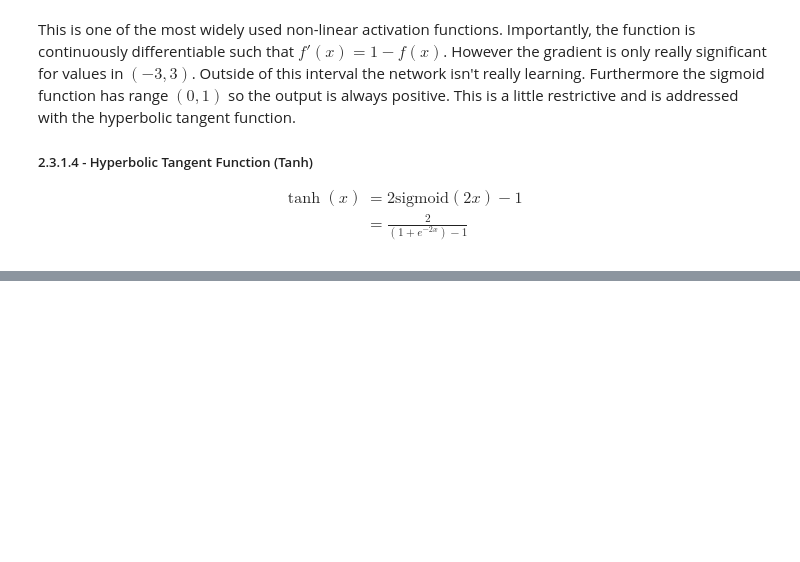
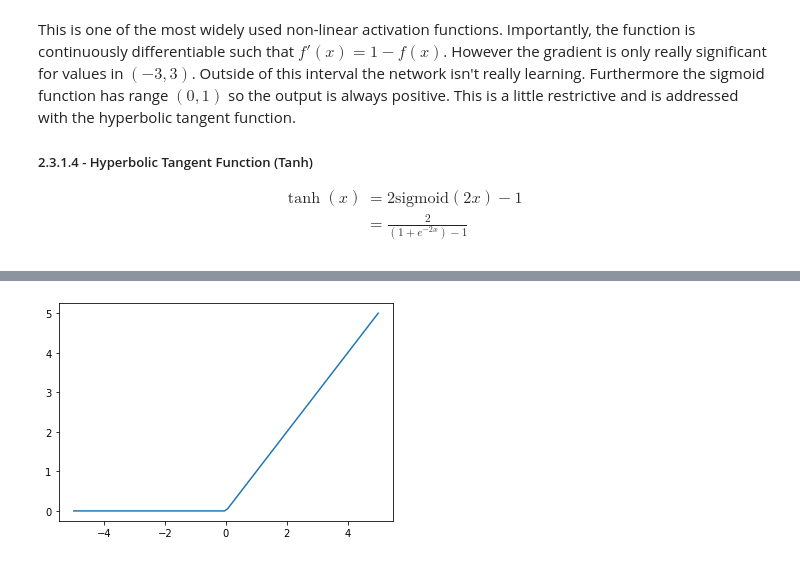
Before and after one commit to diggerb/MNIST, a Jupyter notebook: MNIST.ipynb, the cells around one changed output, grey strips where cells are left out. Cells and saved outputs as stored; diff of their text form; code cells hidden in the pictures; blank space fills up the shorter version.

```diff
--- a/MNIST.ipynb
+++ b/MNIST.ipynb
@@ -242,0 +262,19 @@ plt.show()
+# %%
+def relu_function(x):
+    """Rectified linear unit implementation.
+    x can be of length 1 or greater.
+
+    >>> relu_function([-2,0,5])
+    [0,0,5]
+    """
+    out = []
+    for i in range(len(x)):
+        out.append(max(0,x[i]))
+
+    return out
+
+plt.figure()
+plt.plot(np.linspace(-5, 5, 100), relu_function(np.linspace(-5, 5, 100)))
+plt.show()
+# %% [output]
+[figure, added]
```
Also changed, not shown: parts of 7 cells of this notebook.
